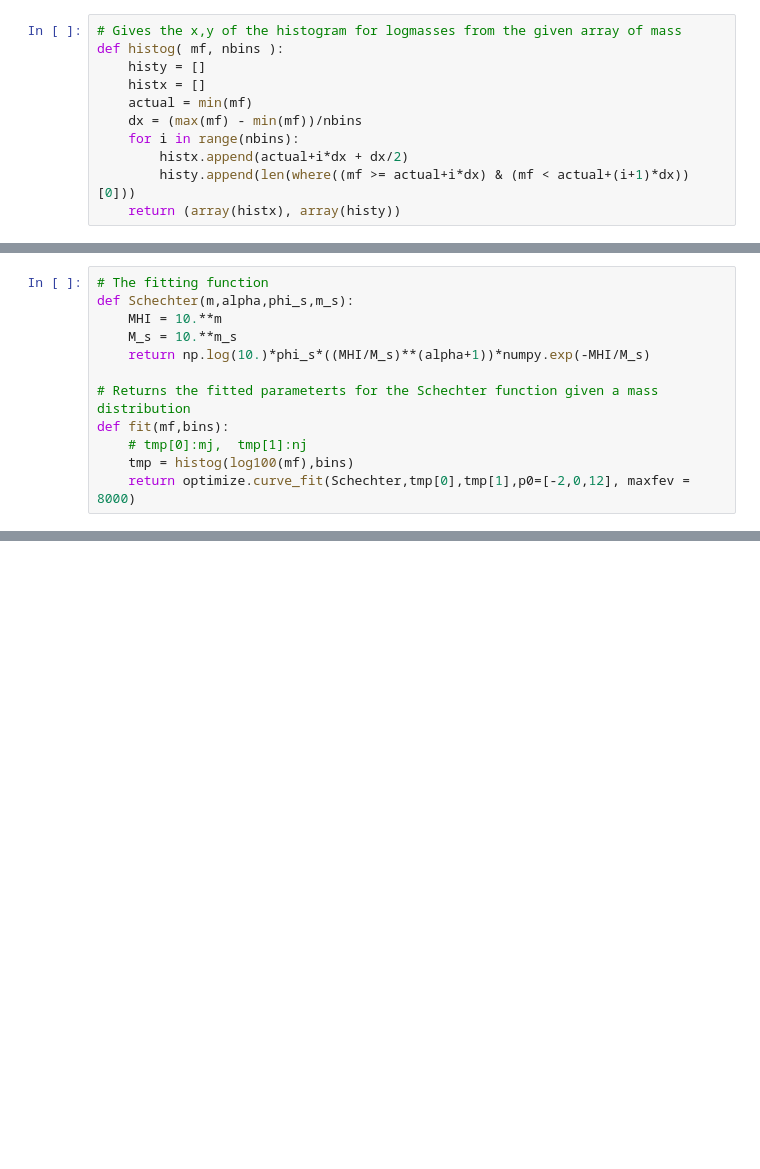
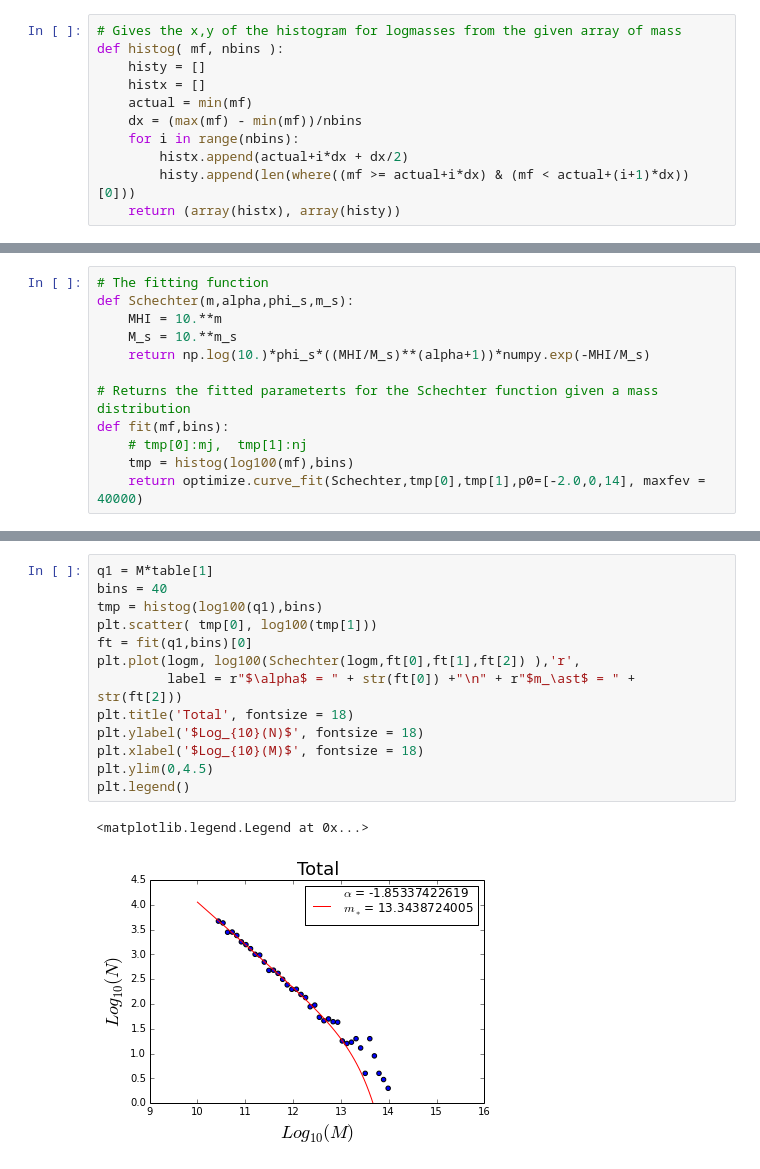
Before and after one commit to jdprada1760/Cornell_Summer, a Jupyter notebook: Millenium_Run/quartile.ipynb, the cells around one changed output, grey strips where cells are left out. Saved outputs shown, nothing was run; the diff lists cells and outputs as text; blank space fills up the shorter version.

```diff
--- a/Millenium_Run/quartile.ipynb
+++ b/Millenium_Run/quartile.ipynb
@@ -74,6 +72,6 @@ def Schechter(m,alpha,phi_s,m_s):
 def fit(mf,bins):
     # tmp[0]:mj,  tmp[1]:nj
     tmp = histog(log100(mf),bins)
-    return optimize.curve_fit(Schechter,tmp[0],tmp[1],p0=[-2,0,12], maxfev = 8000)
+    return optimize.curve_fit(Schechter,tmp[0],tmp[1],p0=[-2.0,0,14], maxfev = 40000)
 # %%
 # Graphics of the mass function for each quartile
@@ -160,0 +167,16 @@ ax3.set_ylim(0,2.5)
+# %%
+q1 = M*table[1]
+bins = 40
+tmp = histog(log100(q1),bins)
+plt.scatter( tmp[0], log100(tmp[1]))
+ft = fit(q1,bins)[0]
+plt.plot(logm, log100(Schechter(logm,ft[0],ft[1],ft[2]) ),'r',
+         label = r"$\alpha$ = " + str(ft[0]) +"\n" + r"$m_\ast$ = " + str(ft[2]))
+plt.title('Total', fontsize = 18)
+plt.ylabel('$Log_{10}(N)$', fontsize = 18)
+plt.xlabel('$Log_{10}(M)$', fontsize = 18)
+plt.ylim(0,4.5)
+plt.legend()
+# %% [output]
+<matplotlib.legend.Legend at 0x...>
+[figure, added]
```
Also changed, not shown: parts of 7 cells of this notebook, 1 other file.
